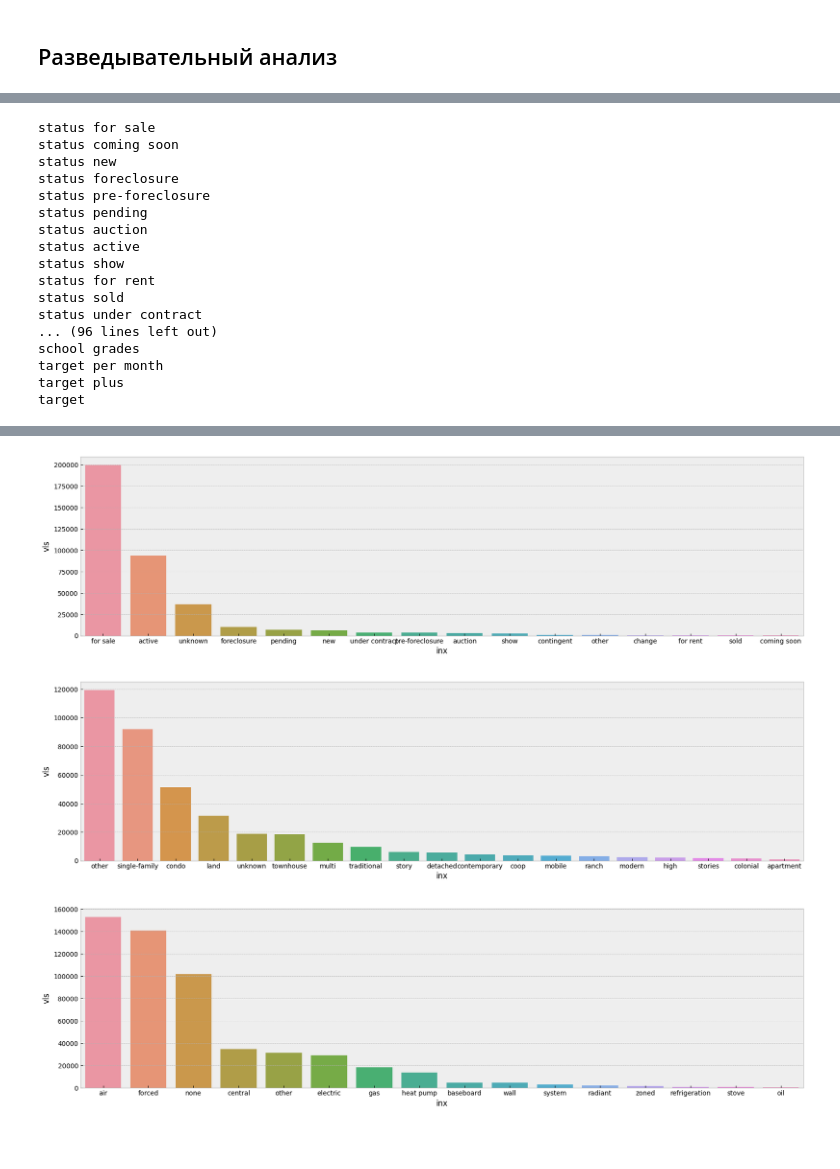
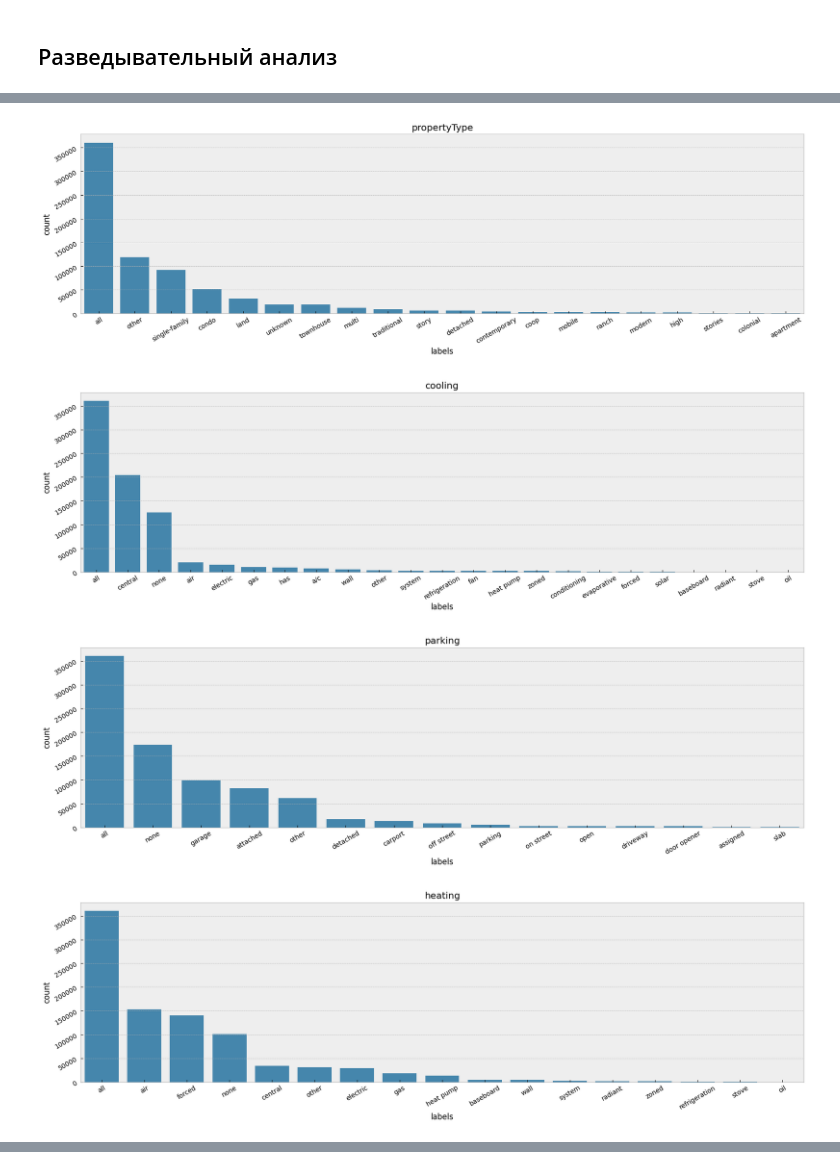
Before and after one commit to georgekovin/Housing-Regression-Project, a Jupyter notebook: modeling_nb.ipynb, the cells around one changed output, grey strips where cells are left out. Cells and saved outputs as stored; diff of their text form; code cells hidden in the pictures; blank space fills up the shorter version.

```diff
--- a/modeling_nb.ipynb
+++ b/modeling_nb.ipynb
@@ -62,9 +67,12 @@ get_data_info(data)
 # %%
 bin_cols = set()
+num_cols = []
 
 for col in data.columns:
-    if data[col].nunique() == 2:
+    if ('target' not in col) and (data[col].nunique() == 2):
         bin_cols.add(col.split()[0])
+    else:
+        num_cols.append(col)
 
-bin_cols
+bin_cols, num_cols
 # %% [output]
@@ -72,37 +96,29 @@ bin_cols
-# %%
-for col in data.columns:
-    print(col)
-# %% [output]
-status for sale
-status coming soon
-status new
-status foreclosure
-status pre-foreclosure
-status pending
-status auction
-status active
-status show
-status for rent
-status sold
-status under contract
-... (96 lines left out)
-school grades
-target per month
-target plus
-target
 # %%
 def show_barplot(cols, data=data, figsize=(20, 5)):
     sums = get_sums(data, cols).sort_values(ascending=False)
 
-    col_list = sums.index.tolist()
-    vls_list = sums.values.tolist()
+    col_list = sums.index.tolist() + ['all']
+    vls_list = sums.values.tolist() + [data.shape[0]]
 
     for i in range(len(col_list)):
         col_list[i] = col_list[i].replace(cols+' ', '')
 
-    df = pd.DataFrame({'inx': col_list, 'vls': vls_list})
+    df = (pd.DataFrame({'labels': col_list,
+                        'count': vls_list})
+          .sort_values('count', ascending=False))
 
-    plt.figure(figsize=figsize)
-    sns.barplot(df, x='inx', y='vls')
+    fig, ax = plt.subplots(figsize=figsize)
+    sns.barplot(df, x='labels', y='count', ax=ax)
+    ax.tick_params(rotation=30)
+    ax.set_title(cols)
 
-    plt.show()
+    return fig
+
+
+for col in bin_cols:
+    show_barplot(col).show()
+# %% [output]
+[figure, added]
+[figure, added]
+[figure, added]
+[figure, added]
@@ -109,12 +125,0 @@ def show_barplot(cols, data=data, figsize=(20, 5)):
-# %%
-show_barplot('status')
-# %% [output]
-[figure, removed]
-# %%
-show_barplot('propertyType')
-# %% [output]
-[figure, removed]
-# %%
-show_barplot('heating')
-# %% [output]
-[figure, removed]
```
Also changed, not shown: parts of 18 cells of this notebook, 3 other files.
